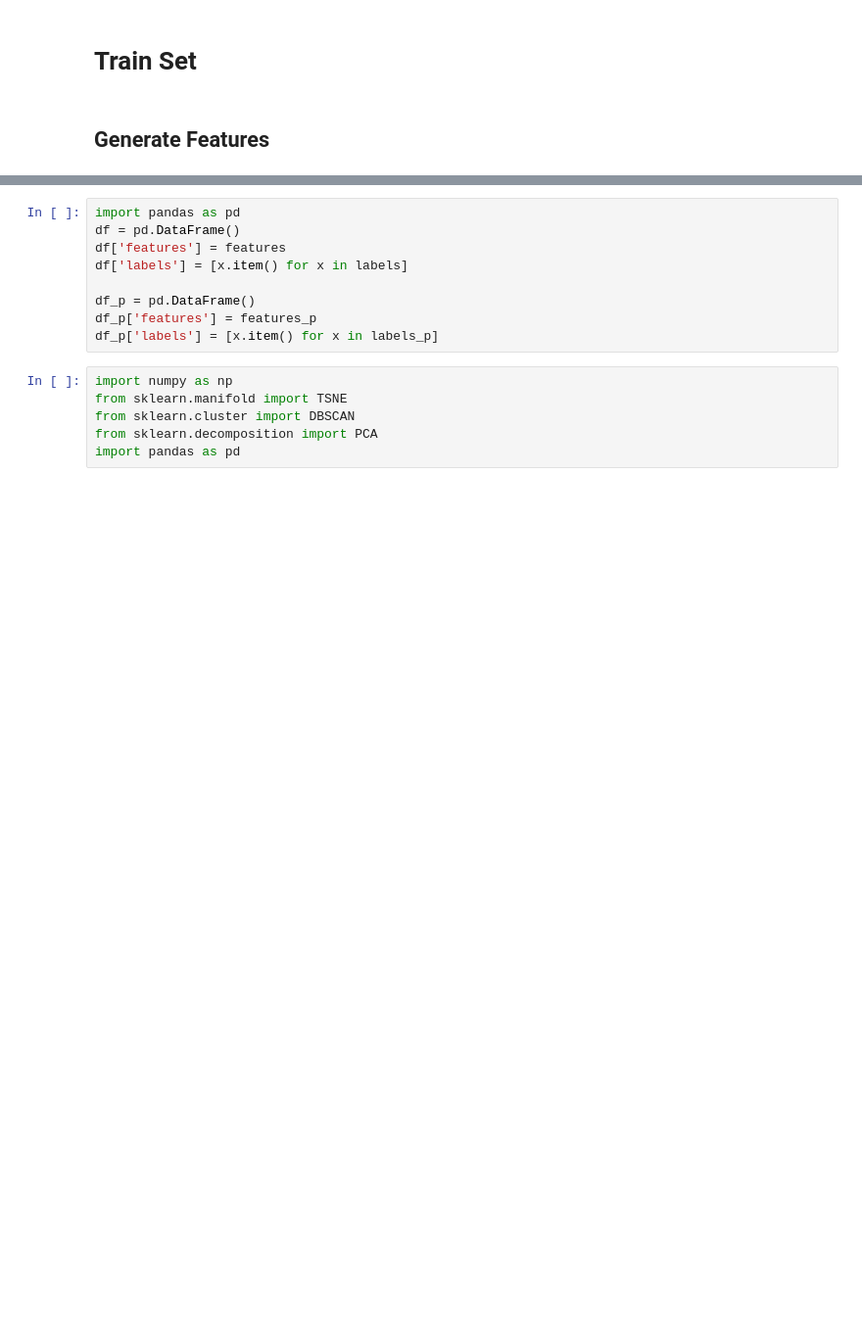
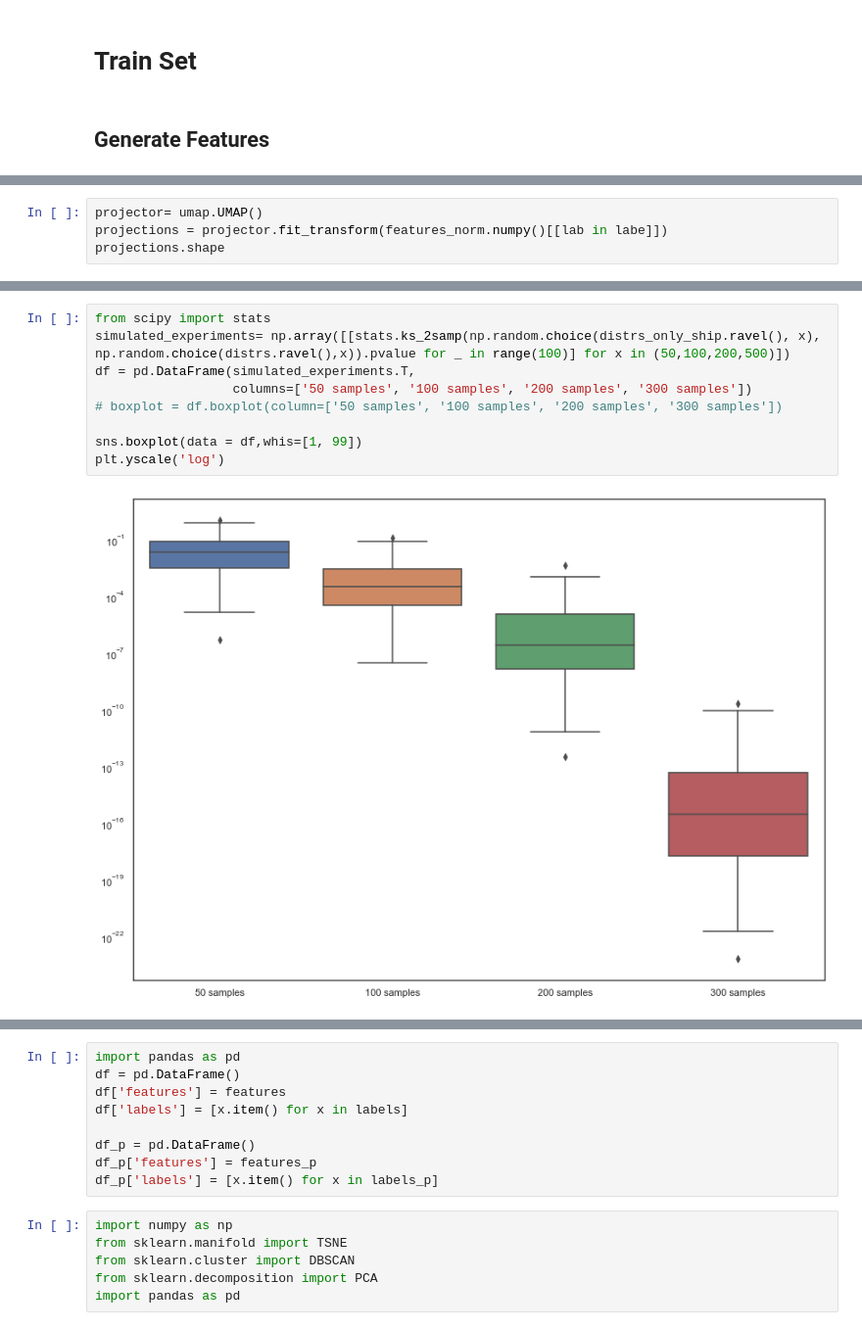
Before and after one commit to rayreed137/whylogs, a Jupyter notebook: examples/whylogs-image/whylogs-image-clusters.ipynb, the cells around one changed output, grey strips where cells are left out. Shown at 98% size. Cells and saved outputs as stored; diff of their text form; blank space fills up the shorter version.

```diff
--- a/examples/whylogs-image/whylogs-image-clusters.ipynb
+++ b/examples/whylogs-image/whylogs-image-clusters.ipynb
@@ -186,0 +230,4 @@ features_p = nn.functional.normalize(torch.stack(features_p), p=2, dim=1)
+# %%
+projector= umap.UMAP()
+projections = projector.fit_transform(features_norm.numpy()[[lab in labe]])
+projections.shape
@@ -186,0 +372,11 @@ features_p = nn.functional.normalize(torch.stack(features_p), p=2, dim=1)
+# %%
+from scipy import stats
+simulated_experiments= np.array([[stats.ks_2samp(np.random.choice(distrs_only_ship.ravel(), x), np.random.choice(distrs.ravel(),x)).pvalue for _ in range(100)] for x in (50,100,200,500)])
+df = pd.DataFrame(simulated_experiments.T,
+                  columns=['50 samples', '100 samples', '200 samples', '300 samples'])
+# boxplot = df.boxplot(column=['50 samples', '100 samples', '200 samples', '300 samples'])
+
+sns.boxplot(data = df,whis=[1, 99])
+plt.yscale('log')
+# %% [output]
+[figure, added]
```
Also changed, not shown: parts of 83 cells of this notebook, 2 other files.
